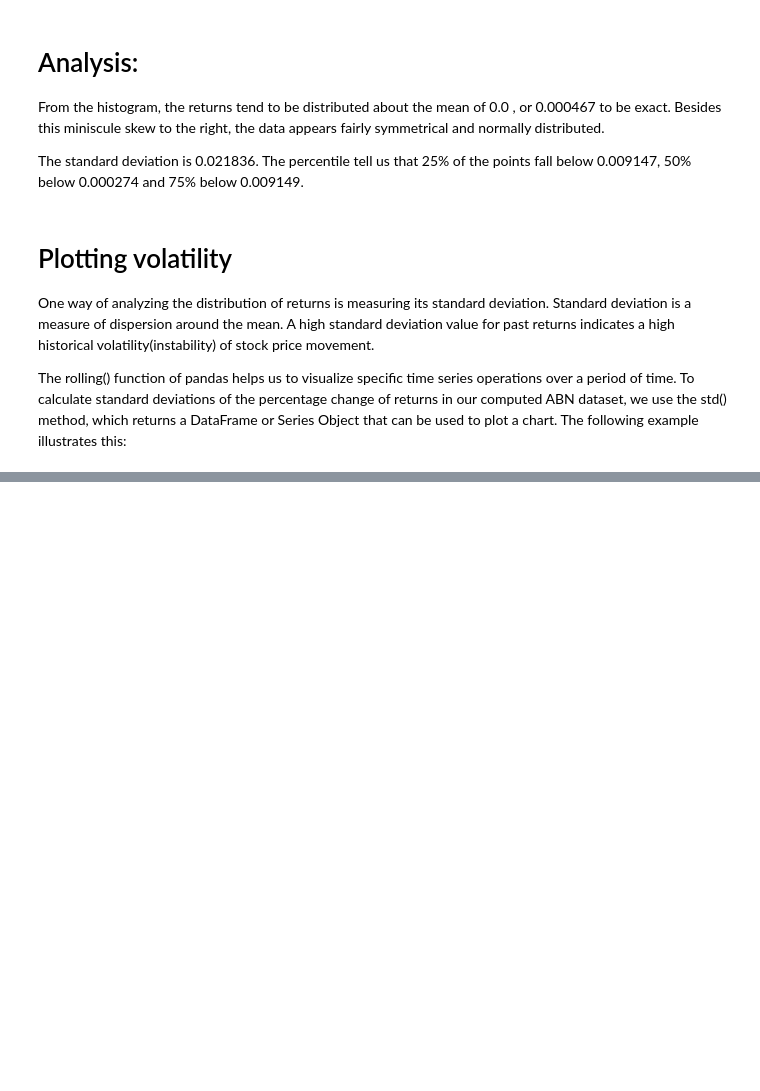
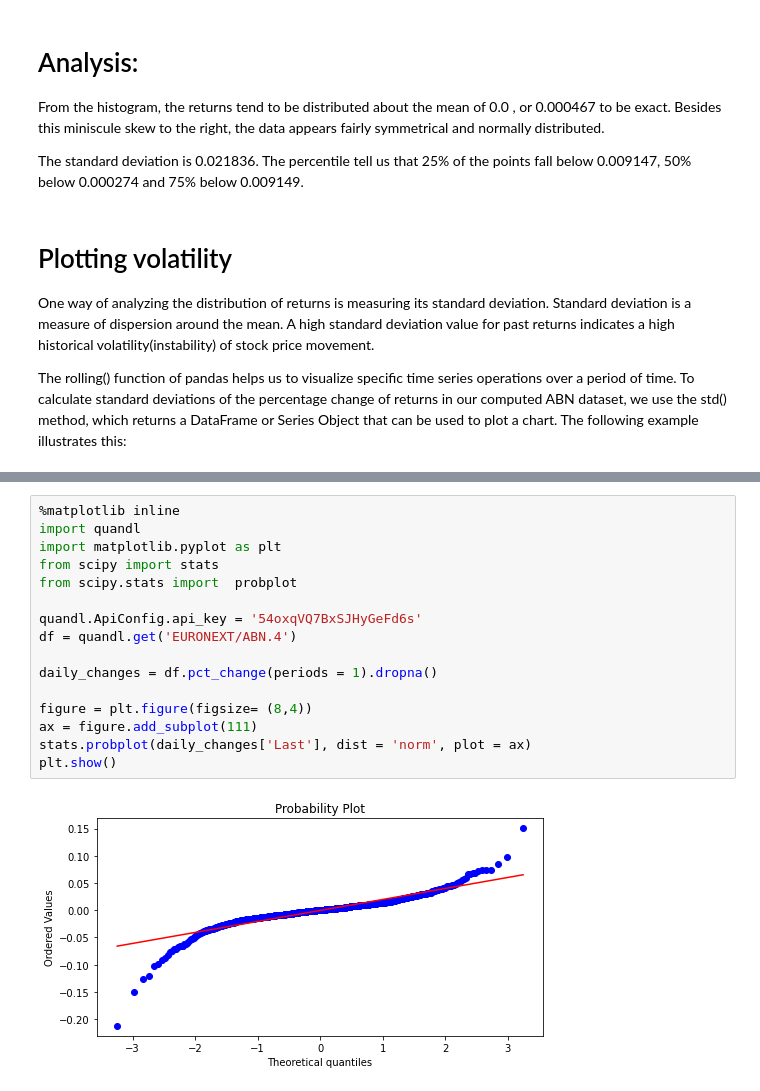
Before and after one commit to IsmailFadeli/Python-for-Finance, a Jupyter notebook: Financial Analytics on time series.ipynb, the cells around one changed output, grey strips where cells are left out. Cells and saved outputs as stored; diff of their text form; blank space fills up the shorter version.

```diff
--- a/Financial Analytics on time series.ipynb
+++ b/Financial Analytics on time series.ipynb
@@ -88,0 +94,18 @@ df_std.plot()
+# %%
+%matplotlib inline
+import quandl
+import matplotlib.pyplot as plt
+from scipy import stats
+from scipy.stats import  probplot
+
+quandl.ApiConfig.api_key = '54oxqVQ7BxSJHyGeFd6s'
+df = quandl.get('EURONEXT/ABN.4')
+
+daily_changes = df.pct_change(periods = 1).dropna()
+
+figure = plt.figure(figsize= (8,4))
+ax = figure.add_subplot(111)
+stats.probplot(daily_changes['Last'], dist = 'norm', plot = ax)
+plt.show()
+# %% [output]
+[figure, added]
```
Also changed, not shown: parts of 5 cells of this notebook.
